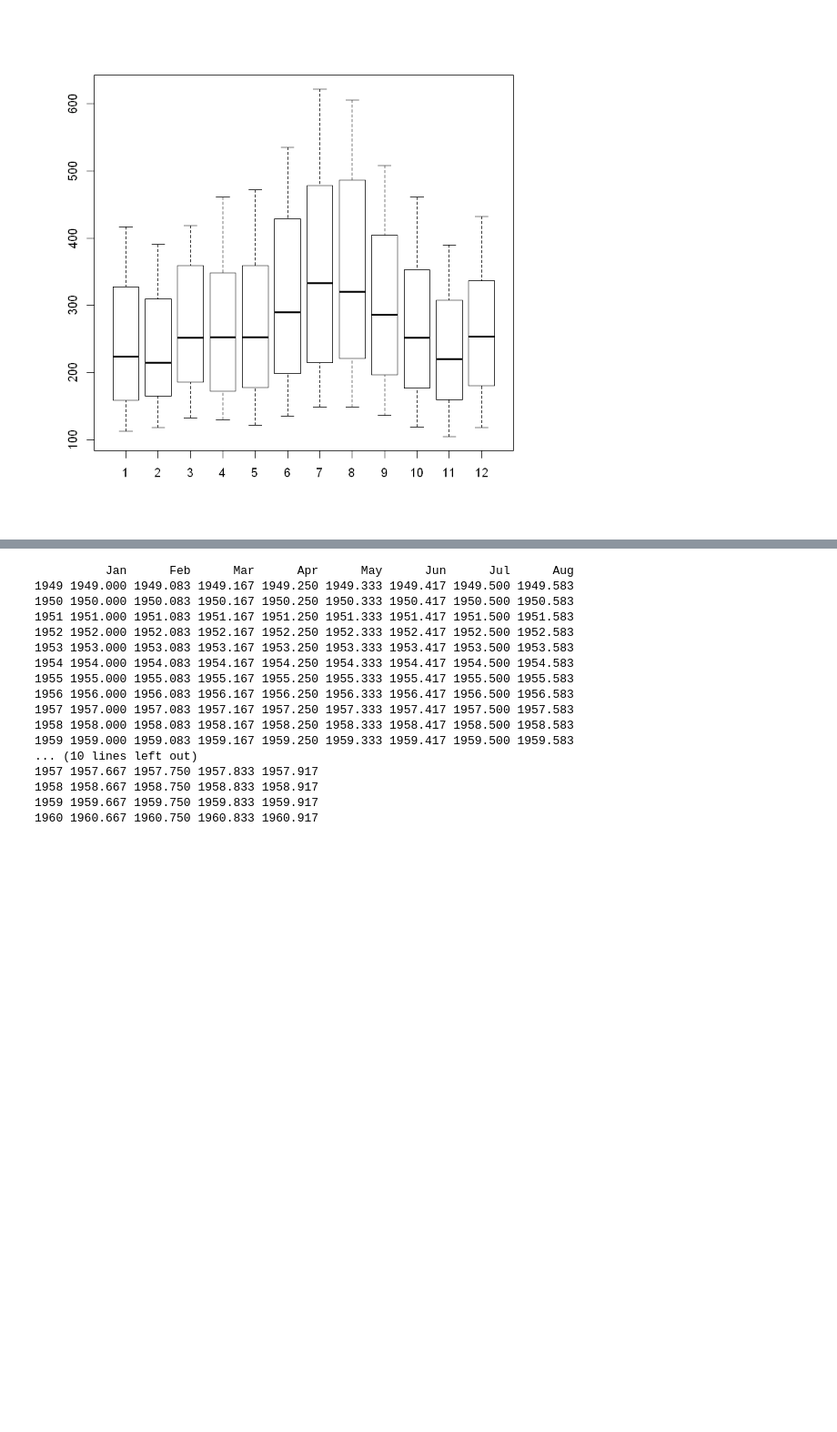
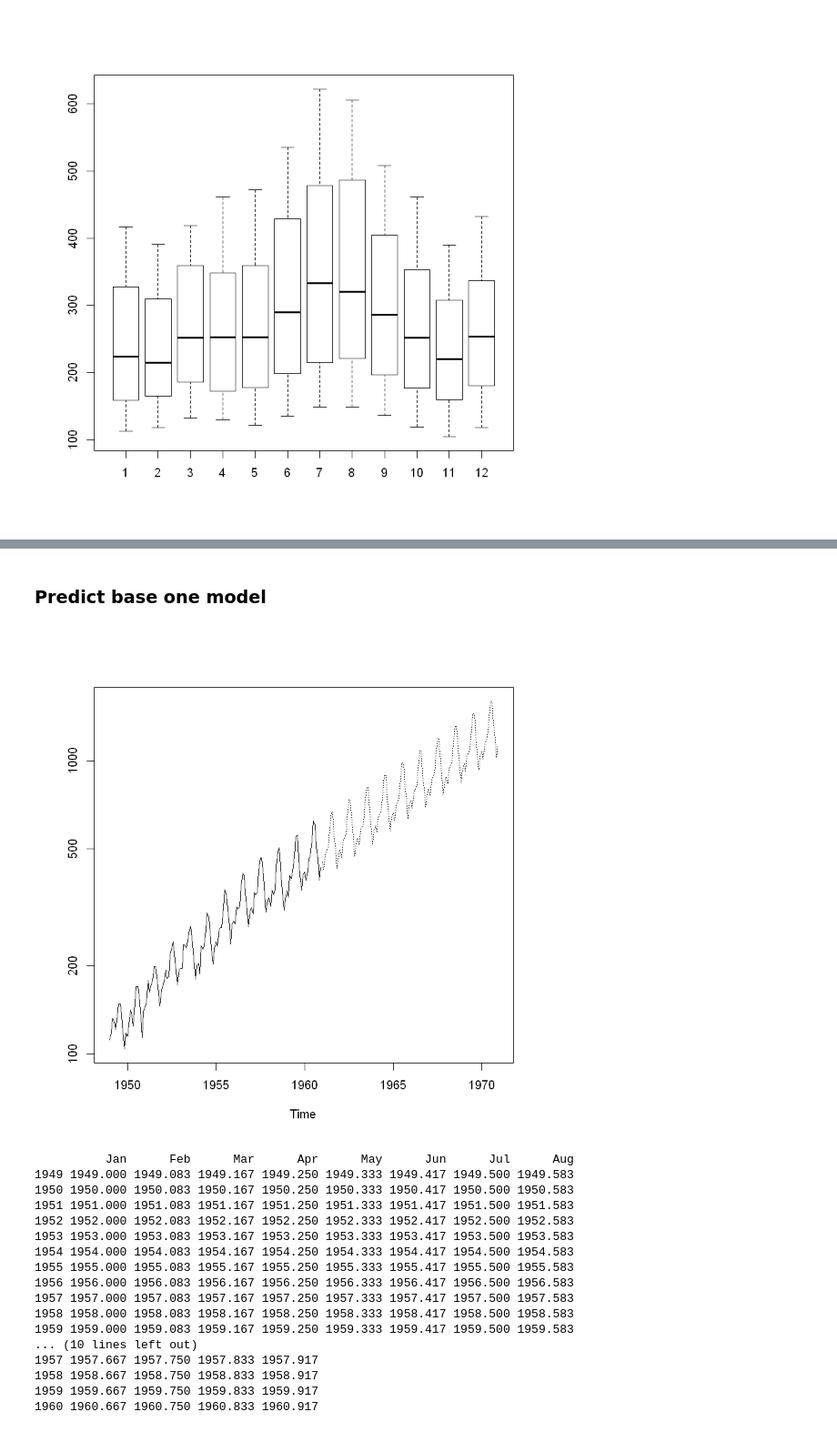
Before and after one commit to MobyWare/ml-intro-time_series-r, a Jupyter notebook: r_intro_to_timeseries.ipynb, the cells around one changed output, grey strips where cells are left out. Shown: that part at 91% size. Drawn from its saved outputs; the diff is of its cells as text; code cells hidden in the pictures; blank space fills up the shorter version.

Commit message:
finished viz, model, pred

```diff
--- a/r_intro_to_timeseries.ipynb
+++ b/r_intro_to_timeseries.ipynb
@@ -49,3 +135,11 @@ boxplot(AirPassengers~cycle(AirPassengers))
+# %% [markdown]
+### Predict base one model
+# %%
+pred = predict(fit, n.ahead = 10*12)
+# %%
+ts.plot(AirPassengers, 2.718^pred$pred, log = "y", lty = c(1,3))
+# %% [output]
+[figure, added]
 # %%
 time(AirPassengers)
 # %% [output]
```
Also changed, not shown: parts of 15 cells of this notebook.
